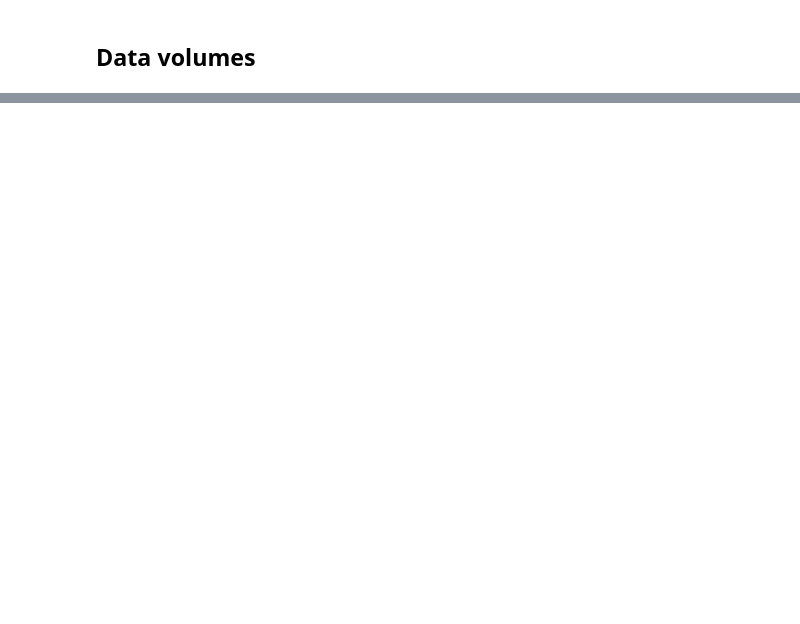
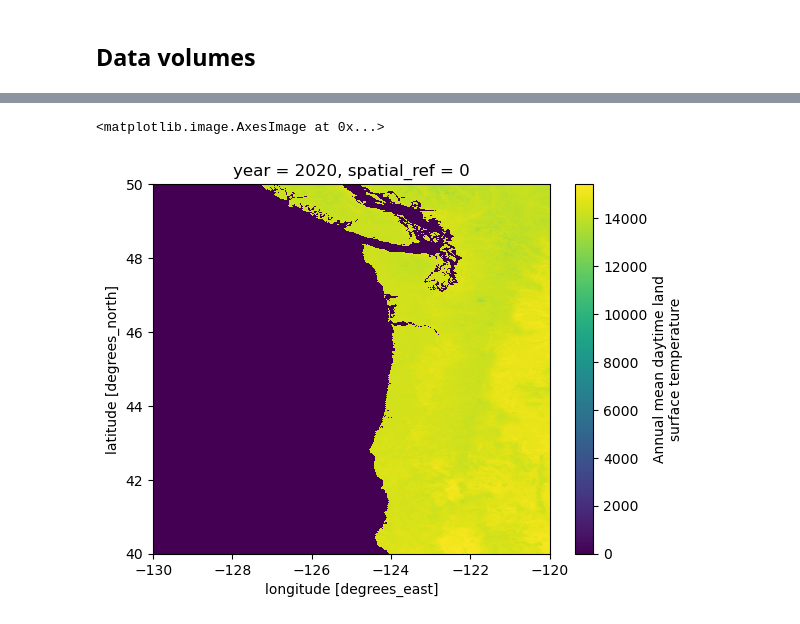
Before and after one commit to egagli/icechunk_github_actions_demo, a Jupyter notebook: notebooks/02_processing_status.ipynb, the cells around one changed output, grey strips where cells are left out. Drawn from its saved outputs; the diff is of its cells as text; code cells hidden in the pictures; blank space fills up the shorter version.

```diff
--- a/notebooks/02_processing_status.ipynb
+++ b/notebooks/02_processing_status.ipynb
@@ -229,0 +221,13 @@ Total stored: 1.49 GB (5,171 objects)
+# %%
+storage = icechunk.azure_storage(
+    account=config.AZURE_STORAGE_ACCOUNT,
+    container=config.AZURE_CONTAINER,
+    prefix=config.ICECHUNK_PREFIX,
+    sas_token=config.AZURE_STORAGE_SAS_TOKEN,
+)
+repo = icechunk.Repository.open(storage)
+
+session = repo.readonly_session("main")
+
+ds = xr.open_zarr(session.store, zarr_format=3, consolidated=False, mask_and_scale=False, decode_coords="all")
+ds
@@ -229,0 +271,9 @@ Total stored: 1.49 GB (5,171 objects)
+# %%
+tile_row, tile_col = 4, 5
+tile_geobox = config.tile_geobox(tile_row, tile_col)
+bbox = tile_geobox.boundingbox
+# %%
+ds["avg_daytime_lst"].sel(year=2020).rio.clip_box(*bbox).plot.imshow()
+# %% [output]
+<matplotlib.image.AxesImage at 0x...>
+[figure, added]
```
Also changed, not shown: parts of 12 cells of this notebook, 2 other files.
